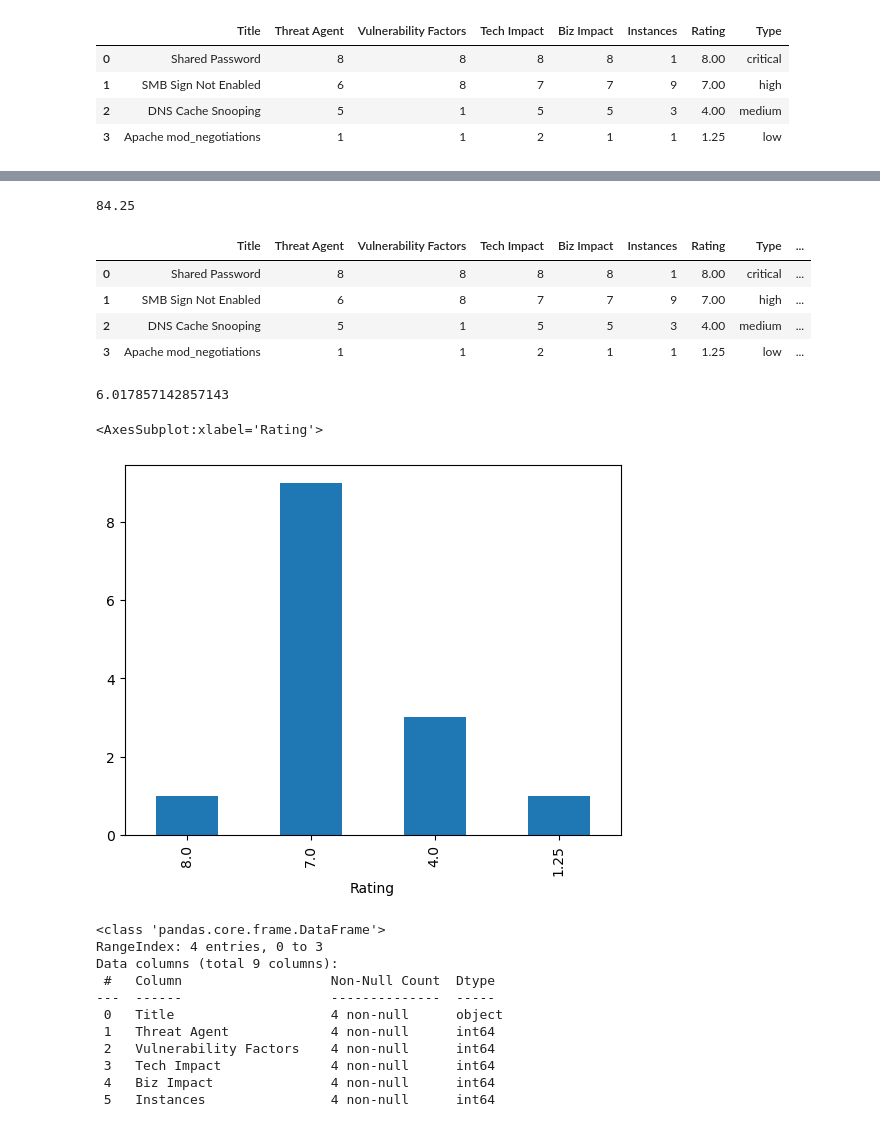
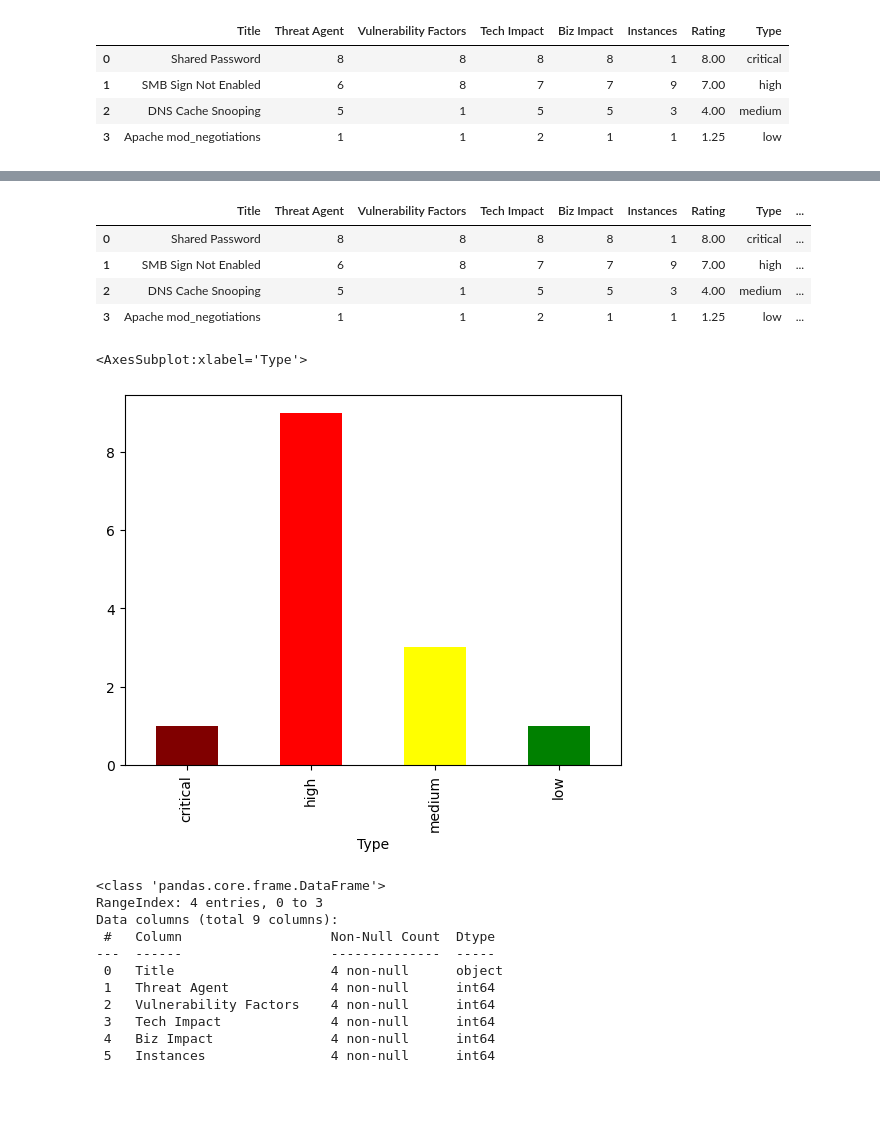
Before and after one commit to Sukant-cyber/data_science, a Jupyter notebook: Red Team Security.ipynb, the cells around one changed output, grey strips where cells are left out. Cells and saved outputs as stored; diff of their text form; code cells hidden in the pictures; blank space fills up the shorter version.

```diff
--- a/Red Team Security.ipynb
+++ b/Red Team Security.ipynb
@@ -22,7 +17,5 @@ total_sum=rts['Instance Rating Product'].sum()
 # %%
-total_sum
+# total_sum
-# %% [output]
-84.25
 # %%
 rts
 # %% [output]
@@ -36,14 +29,13 @@ med=total_sum/instances
 # %%
-med
+
 
 # We thus found that the average lies on the medium range only so the average for the third graph would comprise of medium category
-# %% [output]
-6.017857142857143
 # %%
-rts.set_index('Rating').Instances.plot(kind='bar')
+# Chart 1
+rts.set_index('Type').Instances.plot.bar(color=['maroon','red','yellow','green'])
 # %% [output]
-<AxesSubplot:xlabel='Rating'>
+<AxesSubplot:xlabel='Type'>
-[figure, old version]
+[figure, new version]
 # %%
 # rts.set_index('Rating').Instances.plot(kind='pie')
 # %%
```
Also changed, not shown: parts of 5 cells of this notebook.
